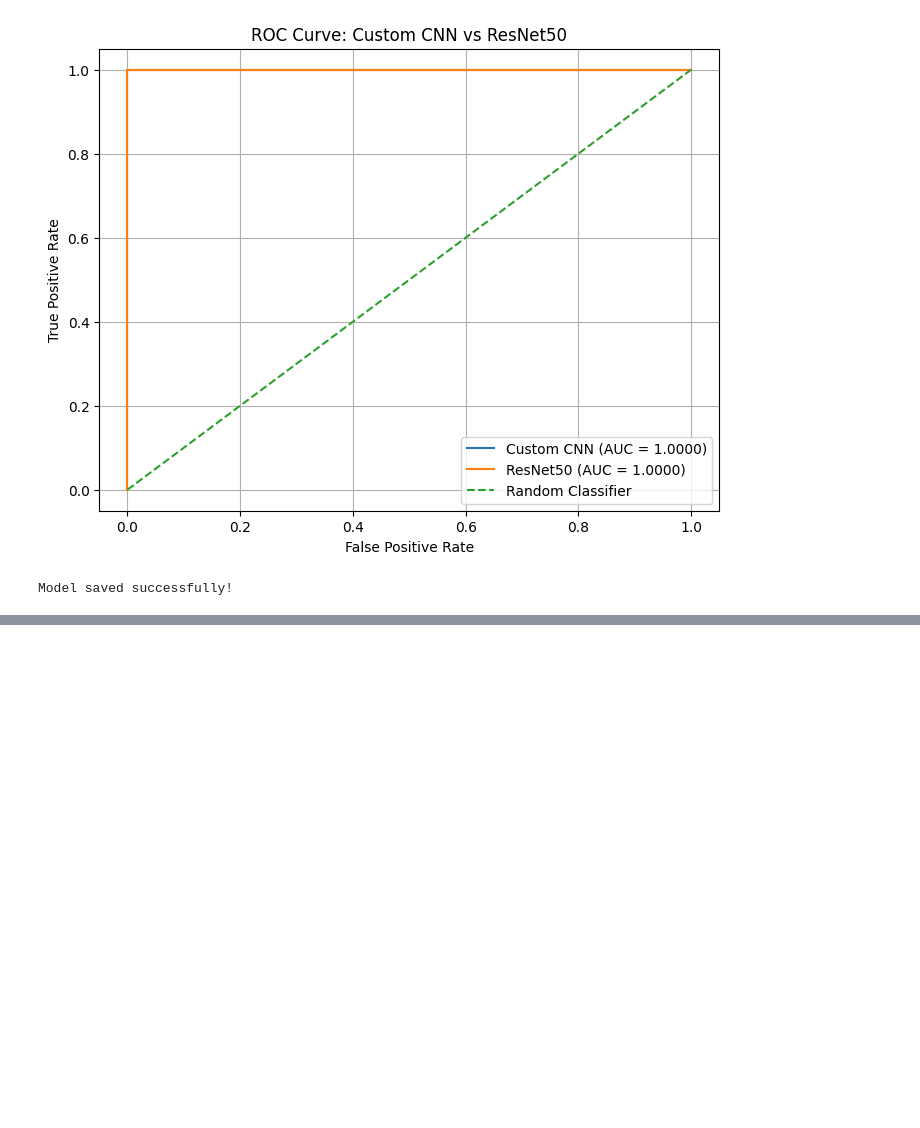
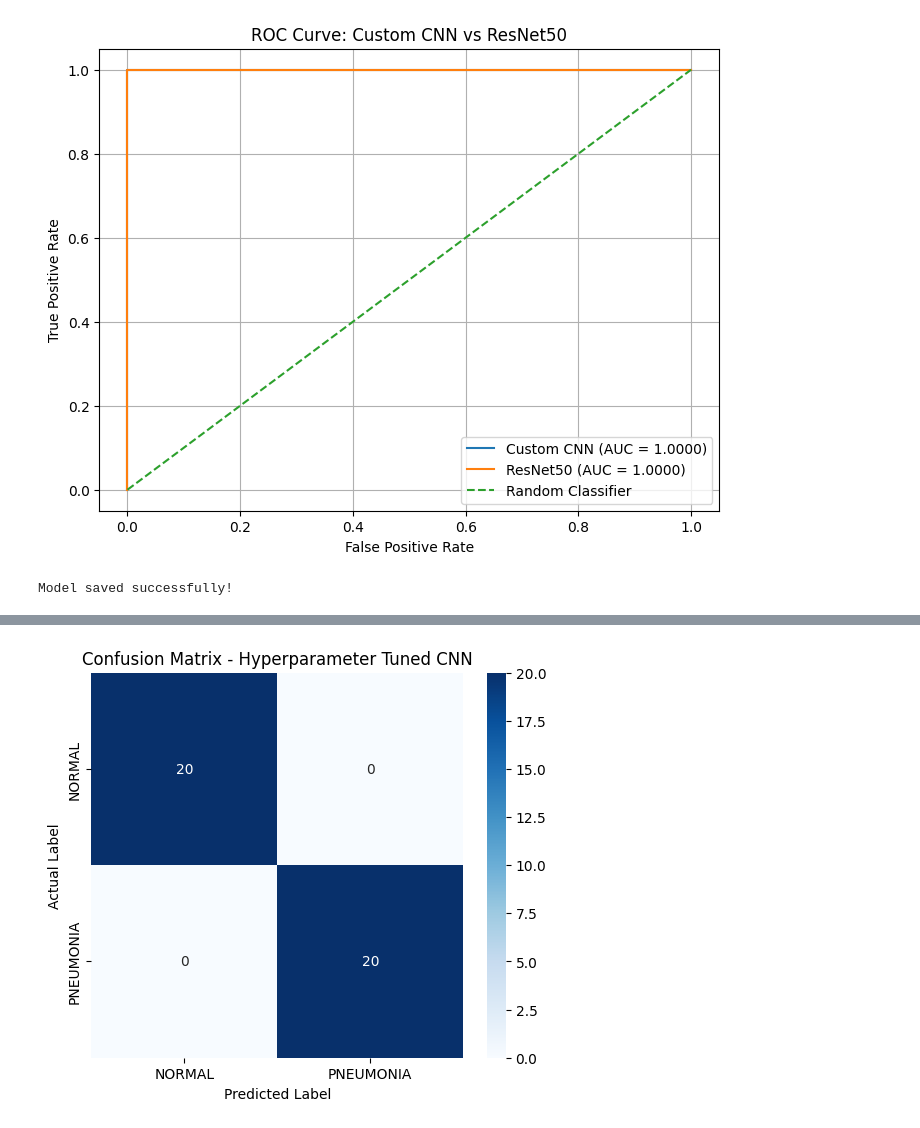
Before and after one commit to AlvinManoj05/Parallel_project_Computer_Vision, a Jupyter notebook: Parallel_Project__computerVision_PneumoniaDetection.ipynb, the cells around one changed output, grey strips where cells are left out. Saved outputs shown, nothing was run; the diff lists cells and outputs as text; code cells hidden in the pictures; blank space fills up the shorter version.

```diff
--- a/Parallel_Project__computerVision_PneumoniaDetection.ipynb
+++ b/Parallel_Project__computerVision_PneumoniaDetection.ipynb
@@ -1192,0 +1462,4 @@ Model: "sequential_3"
+# %%
+best_cnn = tuner.get_best_models(
+    num_models=1
+)[0]
@@ -1192,0 +1611,16 @@ Model: "sequential_3"
+# %%
+#Calculate F1 score
+from sklearn.metrics import f1_score
+
+y_pred_prob = best_cnn.predict(
+    X_test_processed
+)
+
+y_pred = (y_pred_prob >= 0.5).astype(int).flatten()
+
+f1 = f1_score(
+    y_test,
+    y_pred
+)
+
+print("Test F1 Score :", f1)
@@ -1192,0 +1630,28 @@ Model: "sequential_3"
+# %%
+# Confusion matrix
+from sklearn.metrics import confusion_matrix
+import seaborn as sns
+
+cm = confusion_matrix(
+    y_test,
+    y_pred
+)
+
+plt.figure(figsize=(6, 5))
+
+sns.heatmap(
+    cm,
+    annot=True,
+    fmt="d",
+    cmap="Blues",
+    xticklabels=["NORMAL", "PNEUMONIA"],
+    yticklabels=["NORMAL", "PNEUMONIA"]
+)
+
+plt.xlabel("Predicted Label")
+plt.ylabel("Actual Label")
+plt.title("Confusion Matrix - Hyperparameter Tuned CNN")
+
+plt.show()
+# %% [output]
+[figure, added]
```
Also changed, not shown: parts of 47 cells of this notebook.
